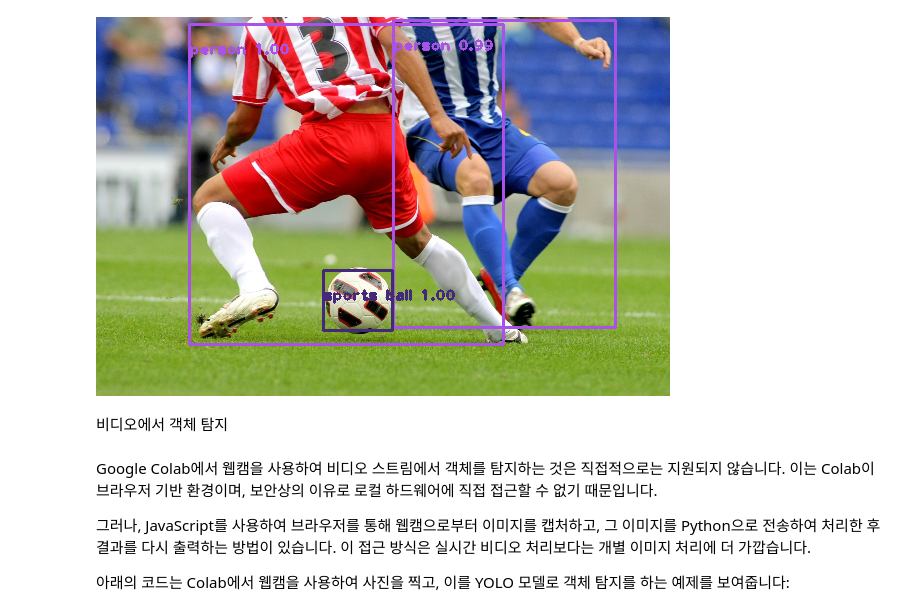
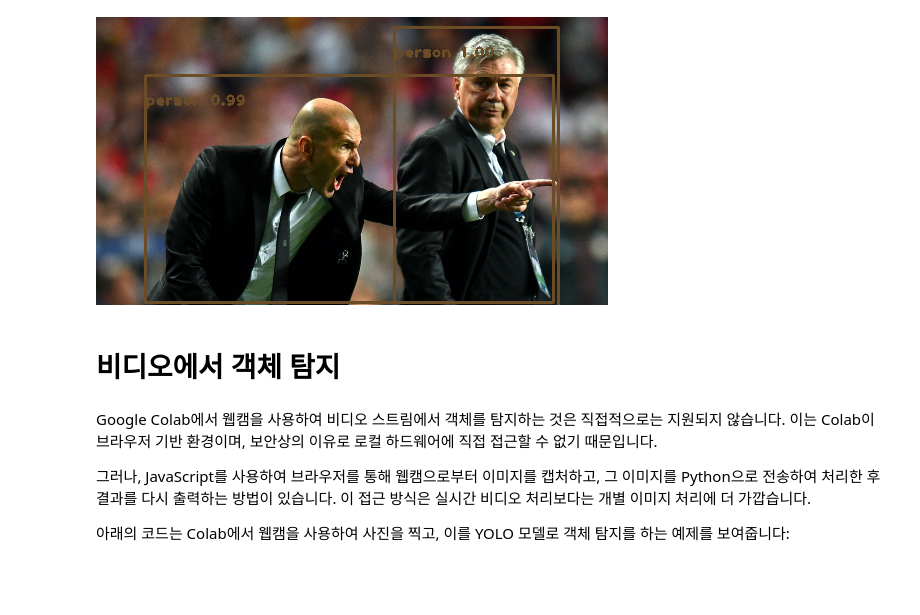
Before and after one commit to yleessam/tf, a Jupyter notebook: object_detecting.ipynb, the cells around one changed output. Drawn from its saved outputs; the diff is of its cells as text; code cells hidden in the pictures; blank space fills up the shorter version.

```diff
--- a/object_detecting.ipynb
+++ b/object_detecting.ipynb
@@ -42,61 +42,3 @@ def load_yolo():
     output_layers = [layers_names[i - 1] for i in net.getUnconnectedOutLayers().flatten()]
     colors = np.random.uniform(0, 255, size=(len(classes), 3))
     return net, classes, colors, output_layers
-
-def load_image(img_path):
-    # 이미지를 불러오고, YOLO 입력 크기로 크기를 조정합니다.
-    img = cv.imread(img_path)
-    img = cv.resize(img, None, fx=0.4, fy=0.4)
-    height, width, channels = img.shape
-    return img, height, width, channels
-
-def detect_objects(img, net, outputLayers):
-    blob = cv.dnn.blobFromImage(img, scalefactor=0.00392, size=(416, 416), mean=(0, 0, 0), swapRB=True, crop=False)
-    net.setInput(blob)
-    outputs = net.forward(outputLayers)
-    return blob, outputs
-
-def get_box_dimensions(outputs, height, width):
-    boxes = []
-    confs = []
-    class_ids = []
-    for output in outputs:
-        for detect in output:
-            scores = detect[5:]
-            class_id = np.argmax(scores)
-            confidence = scores[class_id]
-            if confidence > 0.5:
-                center_x = int(detect[0] * width)
-                center_y = int(detect[1] * height)
-                w = int(detect[2] * width)
-                h = int(detect[3] * height)
-
-                x = int(center_x - w / 2)
-                y = int(center_y - h / 2)
-
-                boxes.append([x, y, w, h])
-                confs.append(float(confidence))
-                class_ids.append(class_id)
-    return boxes, confs, class_ids
-
-def draw_labels(boxes, confs, colors, class_ids, classes, img):
-    indexes = cv.dnn.NMSBoxes(boxes, confs, 0.5, 0.4)
-    font = cv.FONT_HERSHEY_PLAIN
-    for i in range(len(boxes)):
-        if i in indexes:
-            x, y, w, h = boxes[i]
-            label = str(classes[class_ids[i]])
-            confidence = confs[i]
-            color = colors[class_ids[i]]
-            cv.rectangle(img, (x, y), (x + w, y + h), color, 2)
-            cv.putText(img, f"{label} {confidence:.2f}", (x, y + 30), font, 1, color, 2)
-    cv2_imshow(img)
-
-net, classes, colors, output_layers = load_yolo()
-image, height, width, channels = load_image("soccer.jpg")
-
-blob, outputs = detect_objects(image, net, output_layers)  # 이 부분을 수정했습니다.
-boxes, confs, class_ids = get_box_dimensions(outputs, height, width)
-draw_labels(boxes, confs, colors, class_ids, classes, image)
-# %% [output]
-[figure, removed]
@@ -103,5 +95,15 @@ draw_labels(boxes, confs, colors, class_ids, classes, image)
+# %%
+net, classes, colors, output_layers = load_yolo()
+#image, height, width, channels = load_image("soccer.jpg")
+image, height, width, channels = load_image("zidane.jpg")
+
+blob, outputs = detect_objects(image, net, output_layers)  # 이 부분을 수정했습니다.
+boxes, confs, class_ids = get_box_dimensions(outputs, height, width)
+draw_labels(boxes, confs, colors, class_ids, classes, image)
+# %% [output]
+[figure, added]
 # %% [markdown]
-비디오에서 객체 탐지
+# 비디오에서 객체 탐지
 # %% [markdown]
 Google Colab에서 웹캠을 사용하여 비디오 스트림에서 객체를 탐지하는 것은 직접적으로는 지원되지 않습니다. 이는 Colab이 브라우저 기반 환경이며, 보안상의 이유로 로컬 하드웨어에 직접 접근할 수 없기 때문입니다.
 
```
Also changed, not shown: parts of 15 cells of this notebook.
